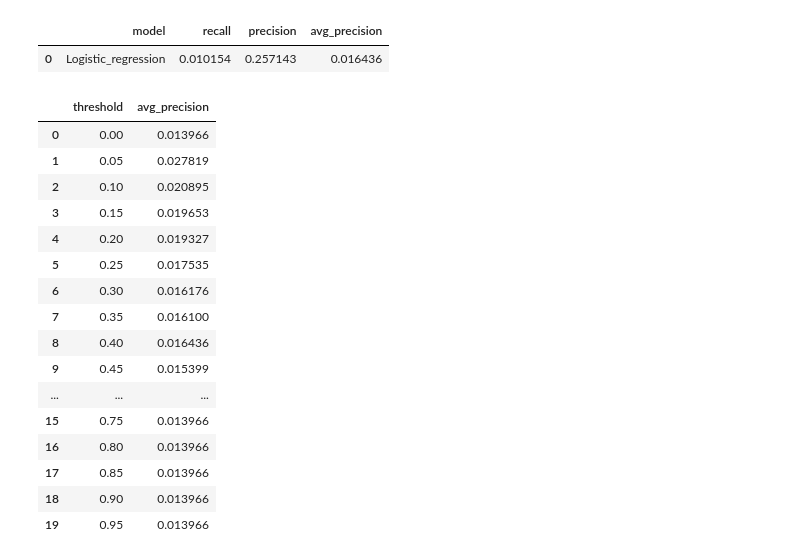
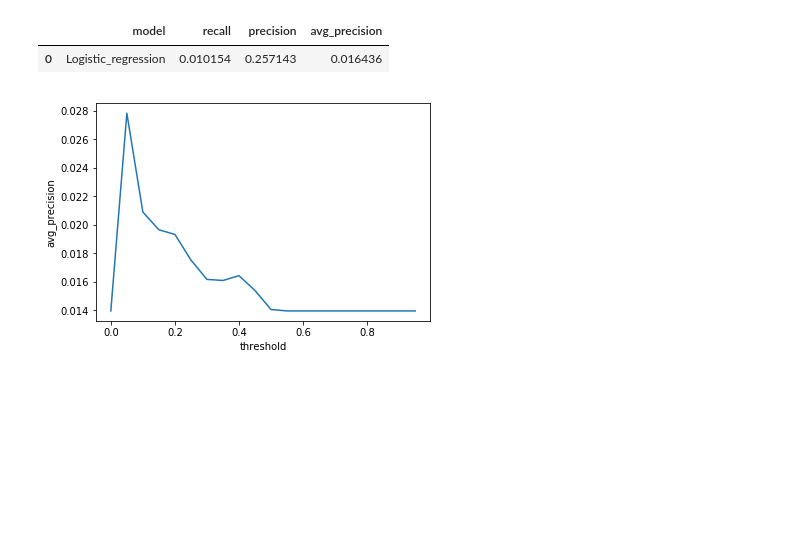
Before and after one commit to kskaran94/Sepsis_Identification, a Jupyter notebook: Feature_Engineering.ipynb, the cells around one changed output. Saved outputs shown, nothing was run; the diff lists cells and outputs as text; code cells hidden in the pictures; blank space fills up the shorter version.

```diff
--- a/Feature_Engineering.ipynb
+++ b/Feature_Engineering.ipynb
@@ -214,22 +214,8 @@ def eval_threshold(eval_df, t_list):
   output_df['avg_precision'] = avg_pre_list
   return output_df
 
-eval_threshold(eval_df, list(np.arange(0,1,0.05)))
+comp = eval_threshold(eval_df, list(np.arange(0,1,0.05)))
-# %% [output]
-|  | threshold | avg_precision |
-| 0 | 0.00 | 0.013966 |
-| 1 | 0.05 | 0.027819 |
-| 2 | 0.10 | 0.020895 |
-| 3 | 0.15 | 0.019653 |
-| 4 | 0.20 | 0.019327 |
-| 5 | 0.25 | 0.017535 |
-| 6 | 0.30 | 0.016176 |
-| 7 | 0.35 | 0.016100 |
-| 8 | 0.40 | 0.016436 |
-| 9 | 0.45 | 0.015399 |
-| ... | ... | ... |
-| 15 | 0.75 | 0.013966 |
-| 16 | 0.80 | 0.013966 |
-| 17 | 0.85 | 0.013966 |
-| 18 | 0.90 | 0.013966 |
-| 19 | 0.95 | 0.013966 |
+# %%
+_=sns.lineplot(comp['threshold'], comp['avg_precision'])
+# %% [output]
+[figure, added]
```
